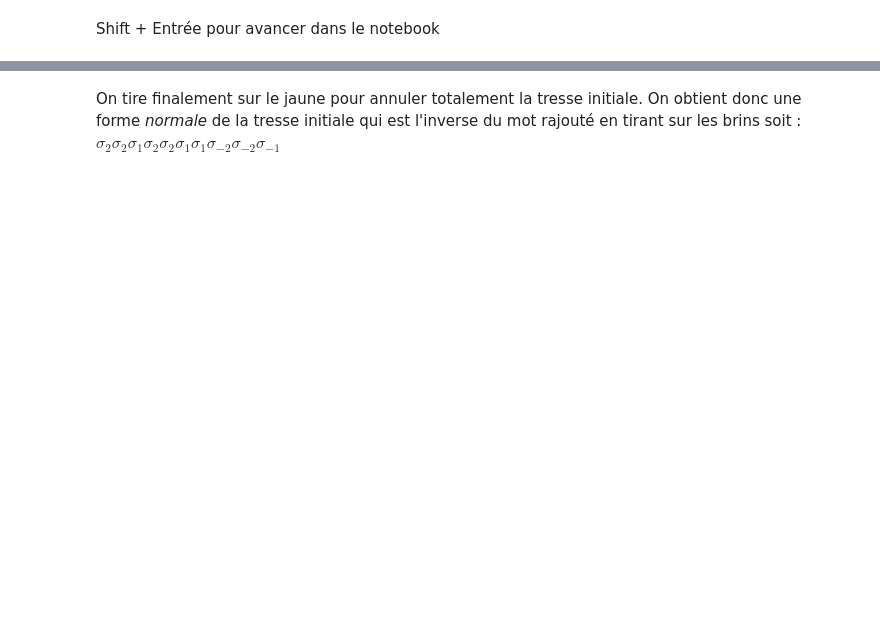
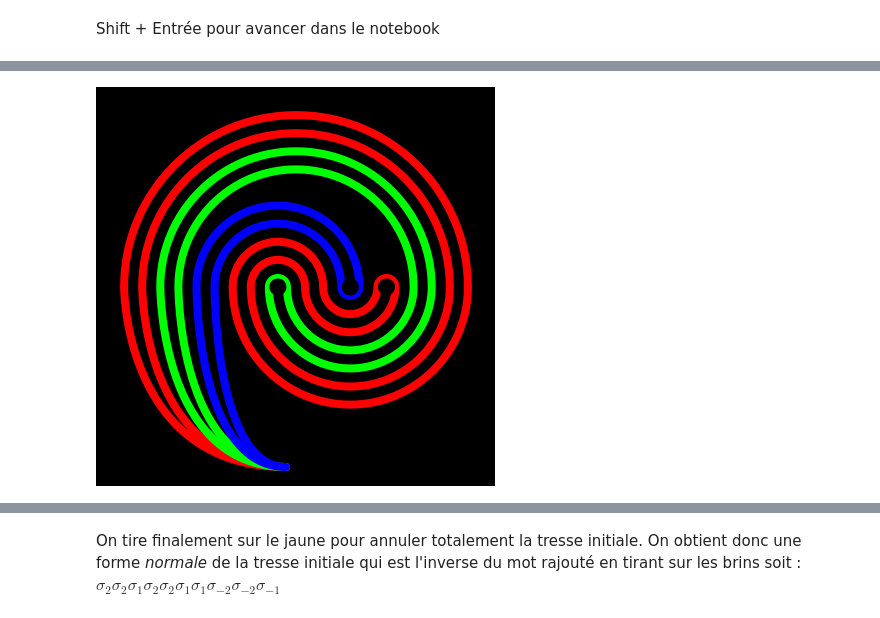
Before and after one commit to xysticus/braid-blackboard, a Jupyter notebook: ipynbks/AutoMorphCairo.ipynb, the cells around one changed output, grey strips where cells are left out. Saved outputs shown, nothing was run; the diff lists cells and outputs as text; code cells hidden in the pictures; blank space fills up the shorter version.

```diff
--- a/ipynbks/AutoMorphCairo.ipynb
+++ b/ipynbks/AutoMorphCairo.ipynb
@@ -429 +441,6 @@ La tresse demi-tour $\sigma_1\sigma_2\sigma_3\sigma_1\sigma_2\sigma_1$
+# %%
+dessine_auto_de_tresse([1, 1, 2, 2, 1, 2], hauteur = 400, largeur = 400, largeur_brin = 8,
+                           couleur_trous = (0,0,0), couleur_fond = (0,0,0), fichier = '../imgs/a112212.png')
+# %% [output]
+[figure, added]
 # %%
```
Also changed, not shown: parts of 32 cells of this notebook, 1 other file.
